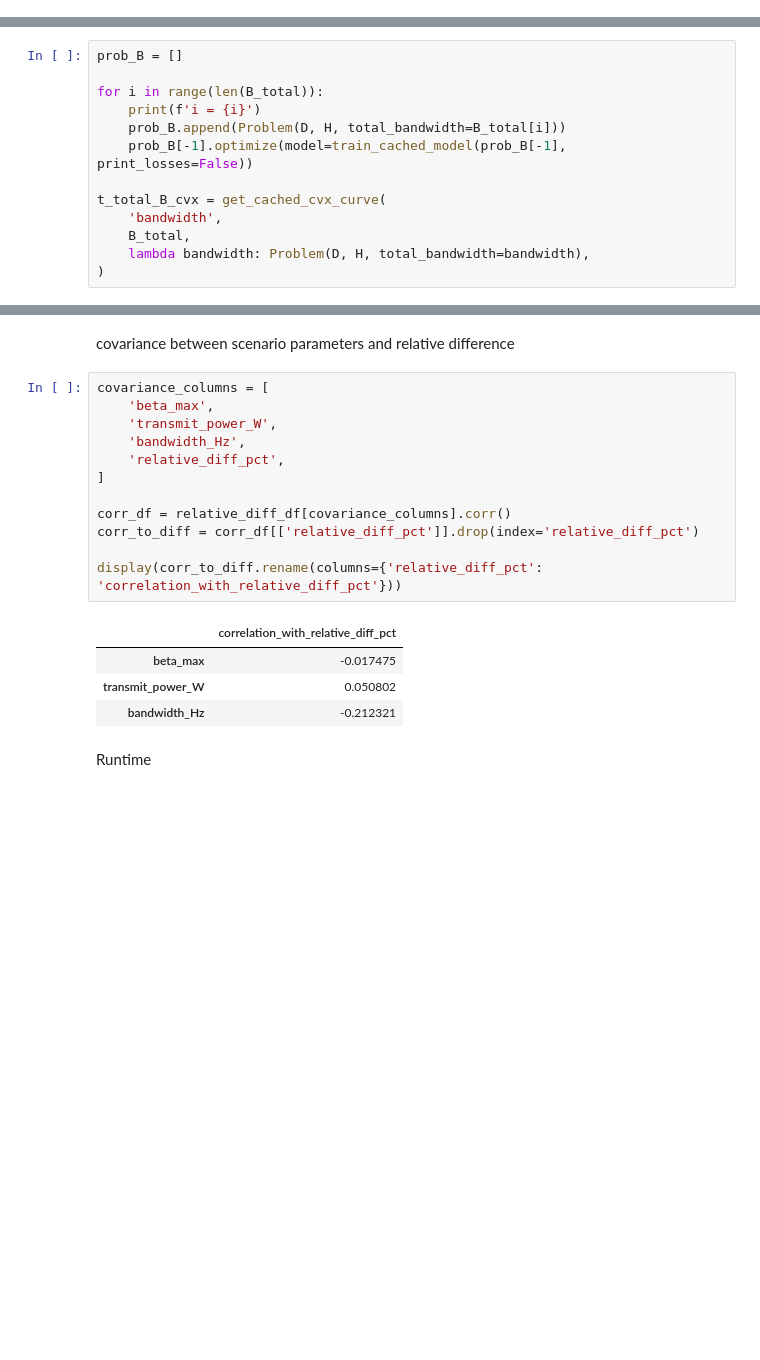
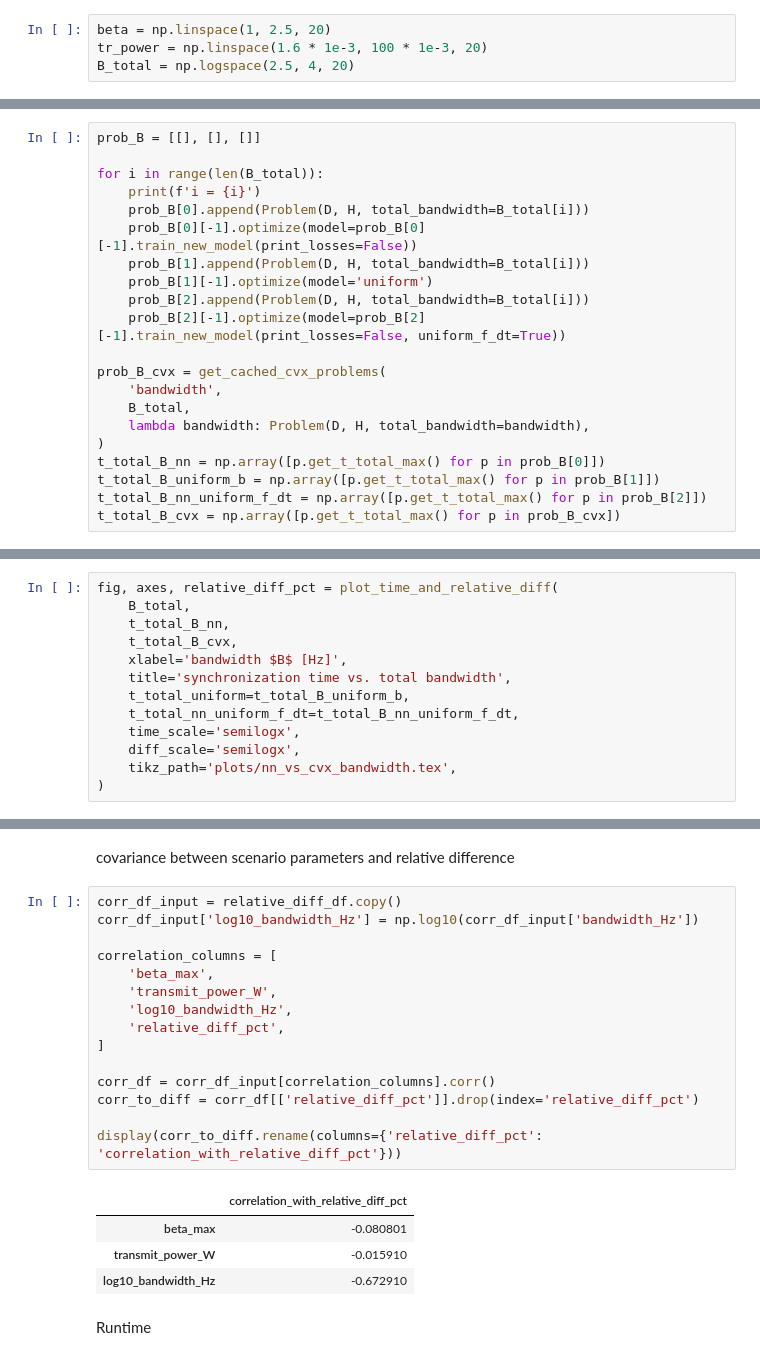
Before and after one commit to zycsss/Bachelor-Thesis, a Jupyter notebook: src/simulation_results.ipynb, the cells around one changed output, grey strips where cells are left out. Drawn from its saved outputs; the diff is of its cells as text; blank space fills up the shorter version.

```diff
--- a/src/simulation_results.ipynb
+++ b/src/simulation_results.ipynb
@@ -132,5 +285,9 @@ B_total = np.logspace(2, 5, 20)
 # %% [output]
 loaded fixed D and H from data\compare_to_cvx_inputs_K_4_N_100_seed_42.pkl
+# %%
+beta = np.linspace(1, 2.5, 20)
+tr_power = np.linspace(1.6 * 1e-3, 100 * 1e-3, 20)
+B_total = np.logspace(2.5, 4, 20)
 # %% [markdown]
 varied beta
 # %%
@@ -273,17 +485,25 @@ Text(0.5, 1.0, 'max completion time vs. transmit power')
 # %% [markdown]
 varied B
 # %%
-prob_B = []
+prob_B = [[], [], []]
 
 for i in range(len(B_total)):
     print(f'i = {i}')
-    prob_B.append(Problem(D, H, total_bandwidth=B_total[i]))
-    prob_B[-1].optimize(model=train_cached_model(prob_B[-1], print_losses=False))
+    prob_B[0].append(Problem(D, H, total_bandwidth=B_total[i]))
+    prob_B[0][-1].optimize(model=prob_B[0][-1].train_new_model(print_losses=False))
+    prob_B[1].append(Problem(D, H, total_bandwidth=B_total[i]))
+    prob_B[1][-1].optimize(model='uniform')
+    prob_B[2].append(Problem(D, H, total_bandwidth=B_total[i]))
+    prob_B[2][-1].optimize(model=prob_B[2][-1].train_new_model(print_losses=False, uniform_f_dt=True))
 
-t_total_B_cvx = get_cached_cvx_curve(
+prob_B_cvx = get_cached_cvx_problems(
     'bandwidth',
     B_total,
     lambda bandwidth: Problem(D, H, total_bandwidth=bandwidth),
 )
+t_total_B_nn = np.array([p.get_t_total_max() for p in prob_B[0]])
+t_total_B_uniform_b = np.array([p.get_t_total_max() for p in prob_B[1]])
+t_total_B_nn_uniform_f_dt = np.array([p.get_t_total_max() for p in prob_B[2]])
+t_total_B_cvx = np.array([p.get_t_total_max() for p in prob_B_cvx])
 # %% [output]
 i = 0
@@ -331,0 +542,13 @@ Text(0.5, 1.0, 'max completion time vs. total bandwidth')
+# %%
+fig, axes, relative_diff_pct = plot_time_and_relative_diff(
+    B_total,
+    t_total_B_nn,
+    t_total_B_cvx,
+    xlabel='bandwidth $B$ [Hz]',
+    title='synchronization time vs. total bandwidth',
+    t_total_uniform=t_total_B_uniform_b,
+    t_total_nn_uniform_f_dt=t_total_B_nn_uniform_f_dt,
+    time_scale='semilogx',
+    diff_scale='semilogx',
+    tikz_path='plots/nn_vs_cvx_bandwidth.tex',
+)
@@ -439,21 +794,24 @@ mean absolute relative diff: 1.40%
 # %% [markdown]
 covariance between scenario parameters and relative difference
 # %%
-covariance_columns = [
+corr_df_input = relative_diff_df.copy()
+corr_df_input['log10_bandwidth_Hz'] = np.log10(corr_df_input['bandwidth_Hz'])
+
+correlation_columns = [
     'beta_max',
     'transmit_power_W',
-    'bandwidth_Hz',
+    'log10_bandwidth_Hz',
     'relative_diff_pct',
 ]
 
-corr_df = relative_diff_df[covariance_columns].corr()
+corr_df = corr_df_input[correlation_columns].corr()
 corr_to_diff = corr_df[['relative_diff_pct']].drop(index='relative_diff_pct')
 
 display(corr_to_diff.rename(columns={'relative_diff_pct': 'correlation_with_relative_diff_pct'}))
 # %% [output]
 |  | correlation_with_relative_diff_pct |
-| beta_max | -0.017475 |
-| transmit_power_W | 0.050802 |
-| bandwidth_Hz | -0.212321 |
+| beta_max | -0.080801 |
+| transmit_power_W | -0.015910 |
+| log10_bandwidth_Hz | -0.672910 |
 # %% [markdown]
 Runtime
```
Also changed, not shown: parts of 29 cells of this notebook, 15 other files.
